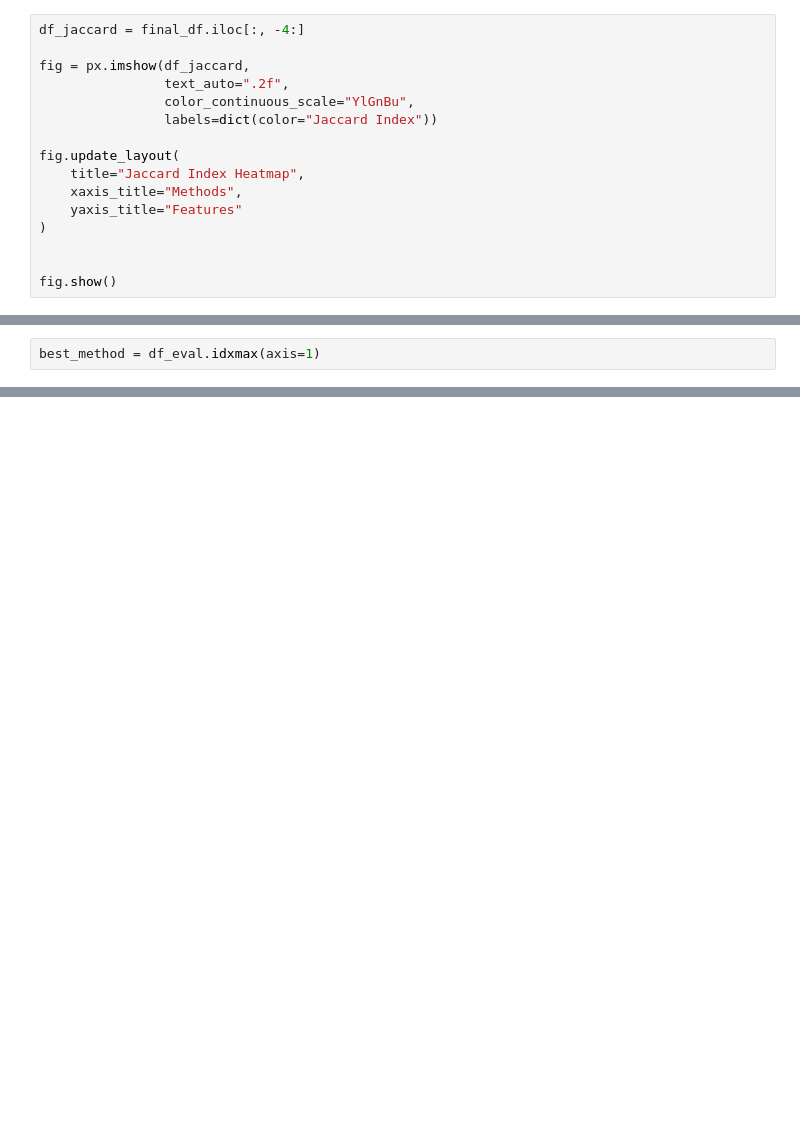
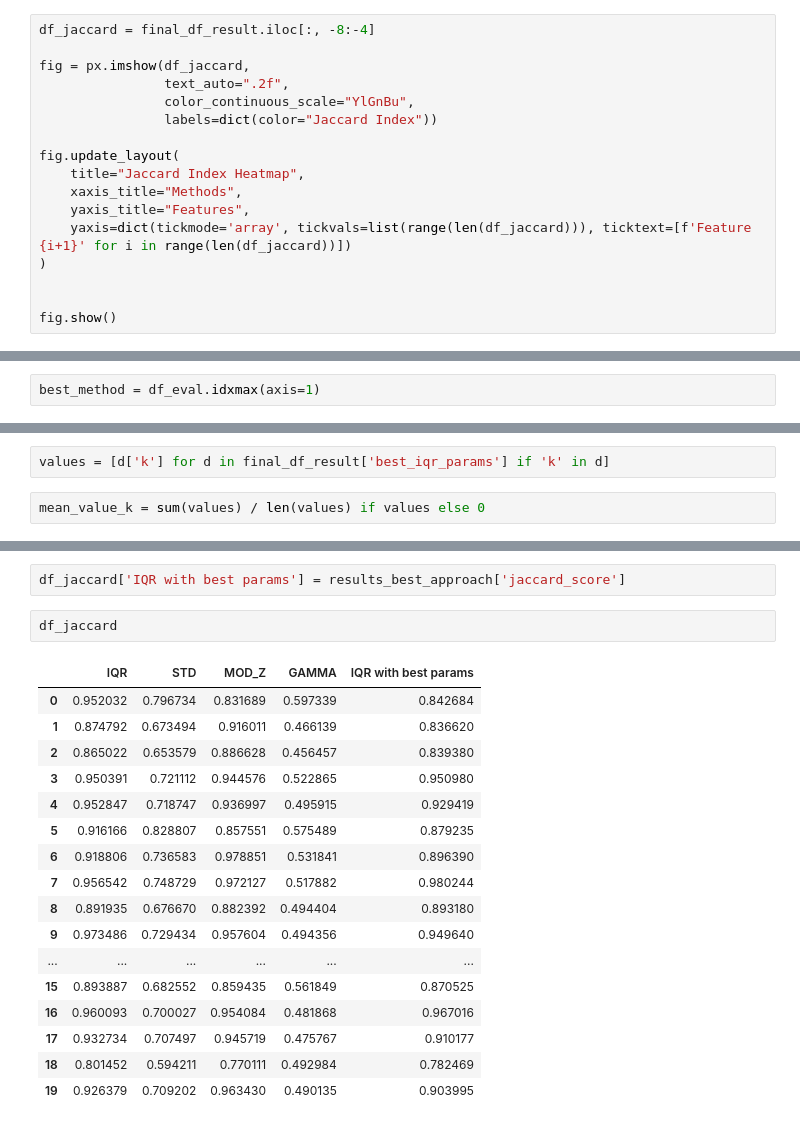
Before and after one commit to KevinGarrison/PythonDataValidationTool, a Jupyter notebook: src/test.ipynb, the cells around one changed output, grey strips where cells are left out. Saved outputs shown, nothing was run; the diff lists cells and outputs as text; blank space fills up the shorter version.

Commit message:
Applied second run with optimized params for the best approach

```diff
--- a/src/test.ipynb
+++ b/src/test.ipynb
@@ -261,7 +291,7 @@ df_eval = pd.DataFrame({
     'GAMMA': [gamma_mean]
 }, index=['mean jaccard coeff'])
 # %%
-df_jaccard = final_df.iloc[:, -4:]
+df_jaccard = final_df_result.iloc[:, -8:-4]
 
 fig = px.imshow(df_jaccard,
                 text_auto=".2f",
@@ -271,7 +301,8 @@ fig = px.imshow(df_jaccard,
 fig.update_layout(
     title="Jaccard Index Heatmap",
     xaxis_title="Methods",
-    yaxis_title="Features"
+    yaxis_title="Features",
+    yaxis=dict(tickmode='array', tickvals=list(range(len(df_jaccard))), ticktext=[f'Feature {i+1}' for i in range(len(df_jaccard))])
 )
 
 
@@ -289,0 +321,4 @@ Best Method based on labeled data: MOD_Z
+# %%
+values = [d['k'] for d in final_df_result['best_iqr_params'] if 'k' in d]
+# %%
+mean_value_k = sum(values) / len(values) if values else 0
@@ -289,0 +390,22 @@ Best Method based on labeled data: MOD_Z
+# %%
+df_jaccard['IQR with best params'] = results_best_approach['jaccard_score']
+# %%
+df_jaccard
+# %% [output]
+|  | IQR | STD | MOD_Z | GAMMA | IQR with best params |
+| 0 | 0.952032 | 0.796734 | 0.831689 | 0.597339 | 0.842684 |
+| 1 | 0.874792 | 0.673494 | 0.916011 | 0.466139 | 0.836620 |
+| 2 | 0.865022 | 0.653579 | 0.886628 | 0.456457 | 0.839380 |
+| 3 | 0.950391 | 0.721112 | 0.944576 | 0.522865 | 0.950980 |
+| 4 | 0.952847 | 0.718747 | 0.936997 | 0.495915 | 0.929419 |
+| 5 | 0.916166 | 0.828807 | 0.857551 | 0.575489 | 0.879235 |
+| 6 | 0.918806 | 0.736583 | 0.978851 | 0.531841 | 0.896390 |
+| 7 | 0.956542 | 0.748729 | 0.972127 | 0.517882 | 0.980244 |
+| 8 | 0.891935 | 0.676670 | 0.882392 | 0.494404 | 0.893180 |
+| 9 | 0.973486 | 0.729434 | 0.957604 | 0.494356 | 0.949640 |
+| ... | ... | ... | ... | ... | ... |
+| 15 | 0.893887 | 0.682552 | 0.859435 | 0.561849 | 0.870525 |
+| 16 | 0.960093 | 0.700027 | 0.954084 | 0.481868 | 0.967016 |
+| 17 | 0.932734 | 0.707497 | 0.945719 | 0.475767 | 0.910177 |
+| 18 | 0.801452 | 0.594211 | 0.770111 | 0.492984 | 0.782469 |
+| 19 | 0.926379 | 0.709202 | 0.963430 | 0.490135 | 0.903995 |
```
Also changed, not shown: parts of 23 cells of this notebook.
